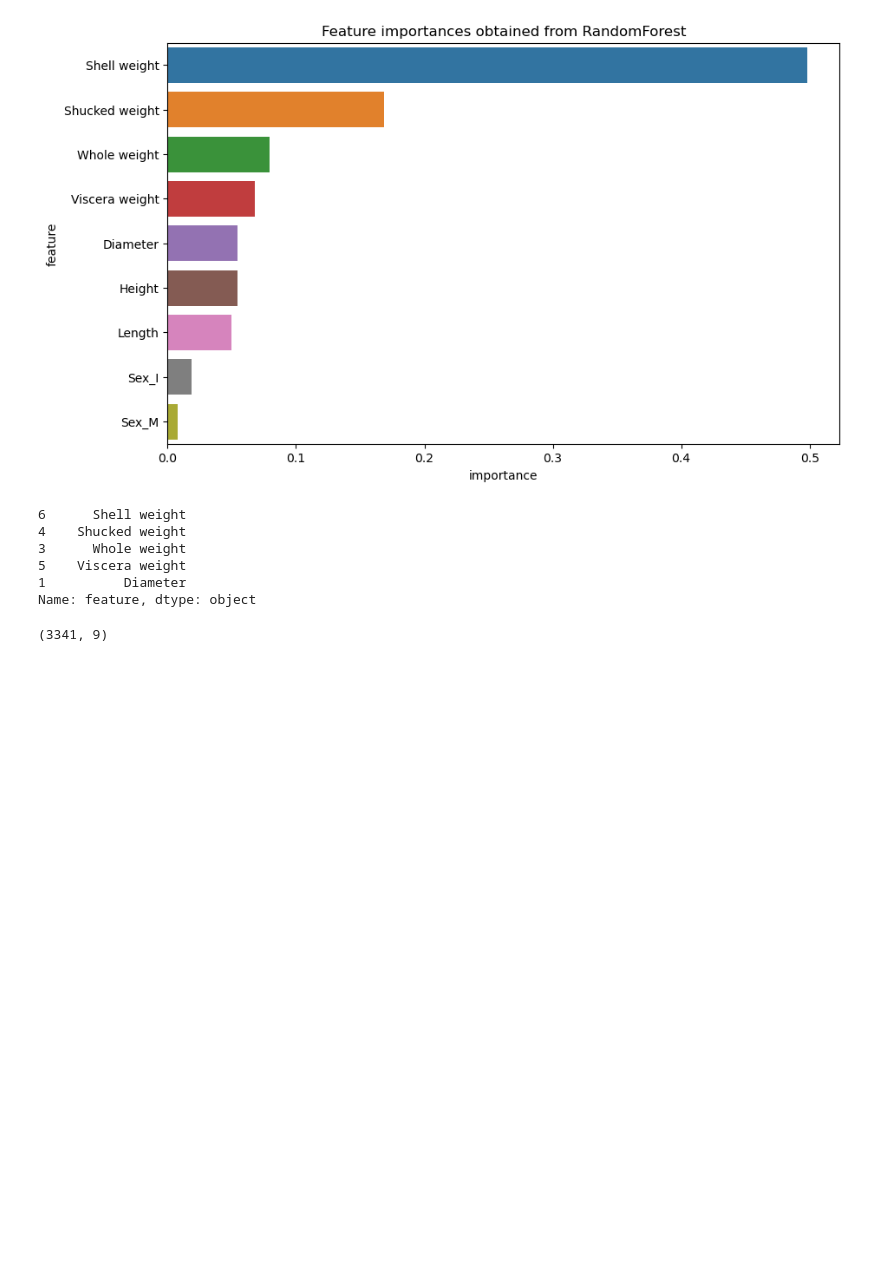
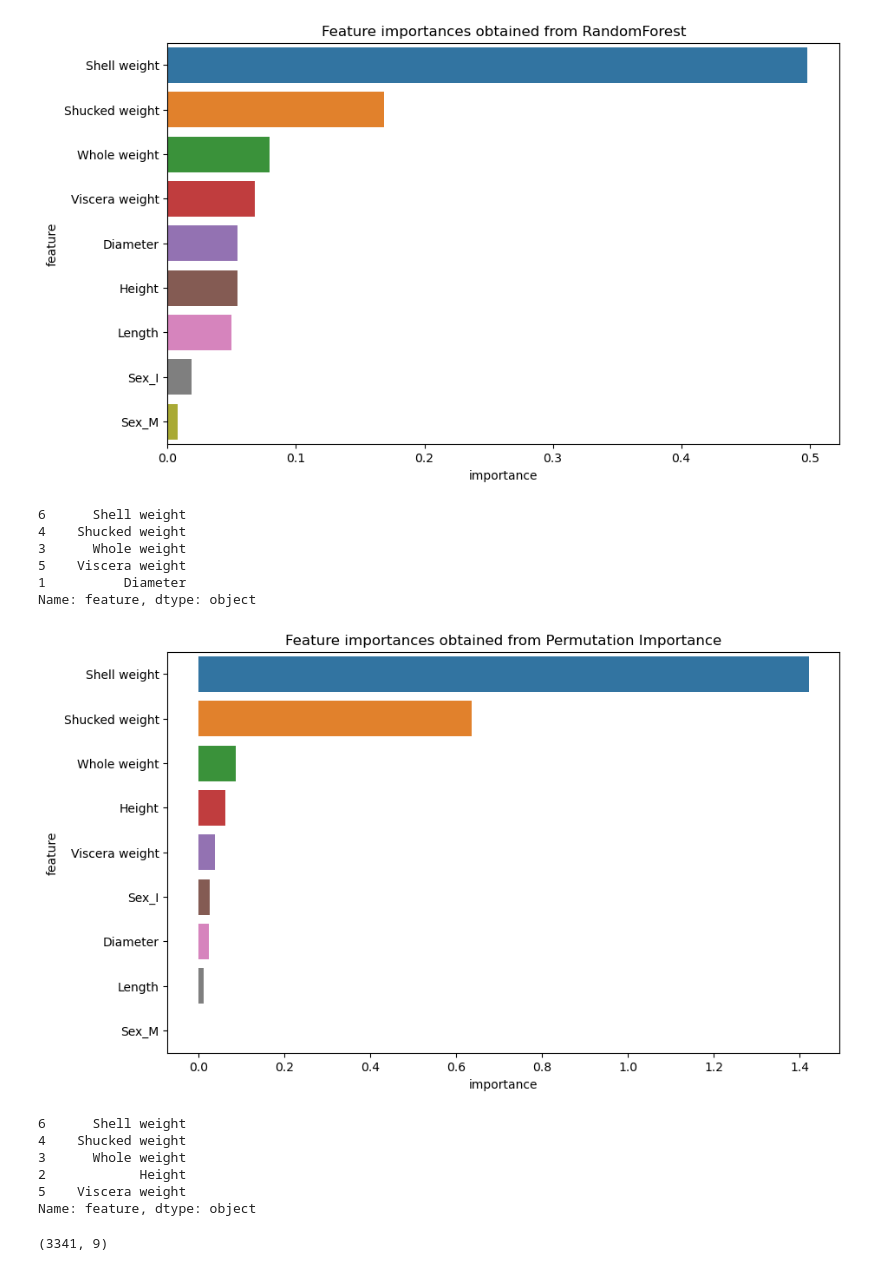
Before and after one commit to KHP95/AIB_TP1, a Jupyter notebook: regression.ipynb, the cells around one changed output. Saved outputs shown, nothing was run; the diff lists cells and outputs as text; code cells hidden in the pictures; blank space fills up the shorter version.

```diff
--- a/regression.ipynb
+++ b/regression.ipynb
@@ -217,6 +190,58 @@ top_features
 5    Viscera weight
 1          Diameter
 Name: feature, dtype: object
+# %%
+# 필요한 라이브러리 불러오기
+import pandas as pd
+from sklearn.ensemble import RandomForestRegressor
+from sklearn.model_selection import train_test_split
+from sklearn.inspection import permutation_importance
+import matplotlib.pyplot as plt
+import seaborn as sns
+
+# 데이터 불러오기
+data = pd.read_csv('./data/Regression_data.csv')
+
+# 원-핫 인코딩
+data_encoded = pd.get_dummies(data, columns=['Sex'], drop_first=True)
+
+# 독립변수와 종속변수 분리
+X = data_encoded.drop('Rings', axis=1)
+y = data_encoded['Rings']
+
+# 훈련 세트와 테스트 세트로 분리
+X_train, X_test, y_train, y_test = train_test_split(X, y, test_size=0.2, random_state=42)
+
+# 랜덤 포레스트 모델 학습
+model = RandomForestRegressor(n_estimators=100, random_state=42)
+model.fit(X_train, y_train)
+
+# Permutation Importance 계산
+perm_importance = permutation_importance(model, X_test, y_test, n_repeats=10, random_state=42)
+
+# 변수 중요도 추출
+perm_importances = pd.DataFrame({'feature': X_test.columns, 'importance': perm_importance.importances_mean})
+
+# 변수 중요도를 내림차순으로 정렬
+perm_importances_sorted = perm_importances.sort_values(by='importance', ascending=False)
+
+# 변수 중요도 시각화
+plt.figure(figsize=(10, 6))
+sns.barplot(x='importance', y='feature', data=perm_importances_sorted)
+plt.title('Feature importances obtained from Permutation Importance')
+plt.show()
+
+# 상위 5개 변수 출력
+top_features_perm = perm_importances_sorted['feature'][:5]
+top_features_perm
+# %% [output]
+[figure, added]
+6      Shell weight
+4    Shucked weight
+3      Whole weight
+2            Height
+5    Viscera weight
+Name: feature, dtype: object
 # %%
 X_train.shape
 # %% [output]
```
Also changed, not shown: parts of 2 cells of this notebook.
